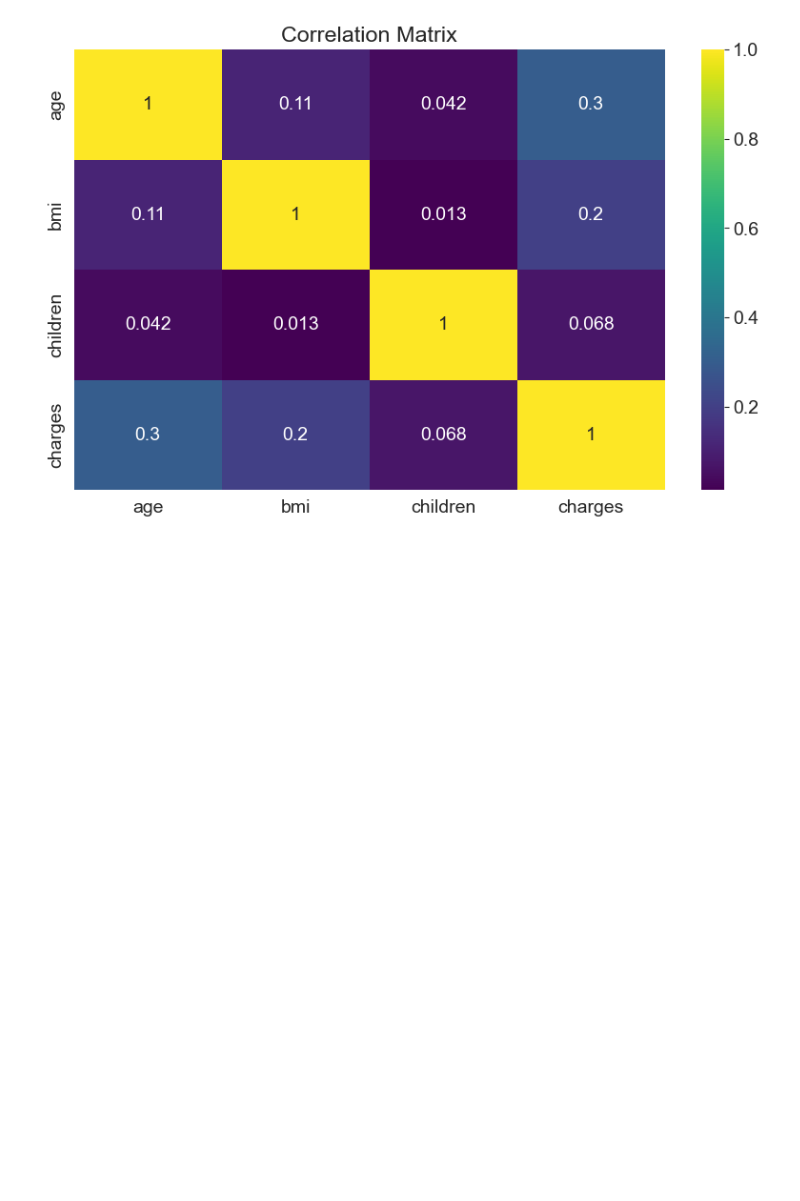
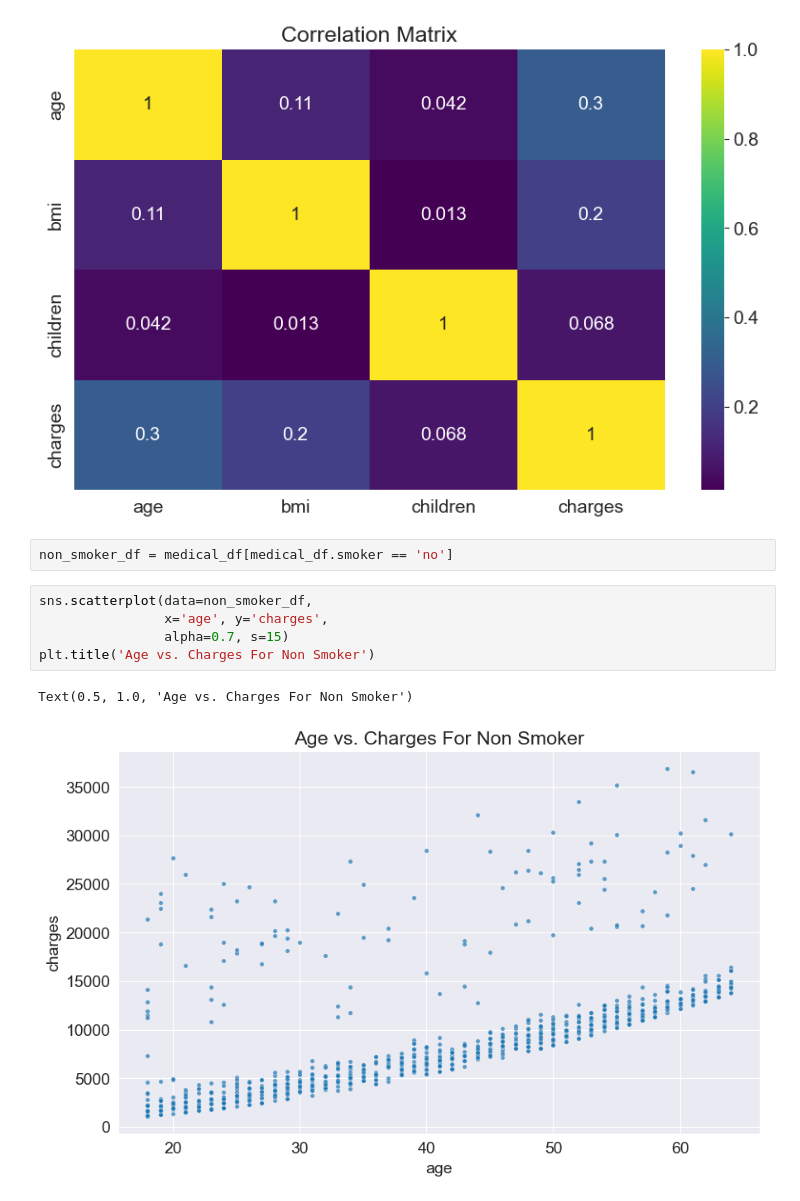
Before and after one commit to Janith262/Medical_insurance_analysis_ML_Project, a Jupyter notebook: ACME_Insurance_Question.ipynb, the cells around one changed output. Drawn from its saved outputs; the diff is of its cells as text; blank space fills up the shorter version.

```diff
--- a/ACME_Insurance_Question.ipynb
+++ b/ACME_Insurance_Question.ipynb
@@ -298,3 +286,13 @@ sns.heatmap(medical_df.corr(numeric_only=True), cmap='viridis', annot=True)
 plt.title('Correlation Matrix');
 # %% [output]
 [figure]
+# %%
+non_smoker_df = medical_df[medical_df.smoker == 'no']
+# %%
+sns.scatterplot(data=non_smoker_df,
+                x='age', y='charges',
+                alpha=0.7, s=15)
+plt.title('Age vs. Charges For Non Smoker')
+# %% [output]
+Text(0.5, 1.0, 'Age vs. Charges For Non Smoker')
+[figure, added]
```
Also changed, not shown: parts of 22 cells of this notebook.
